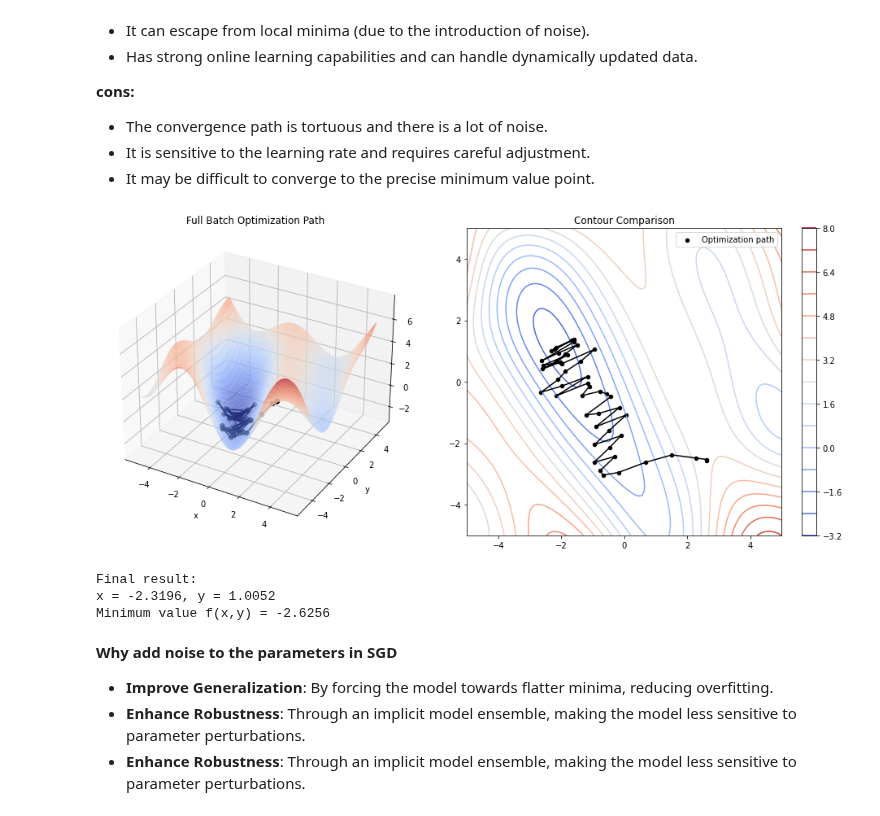
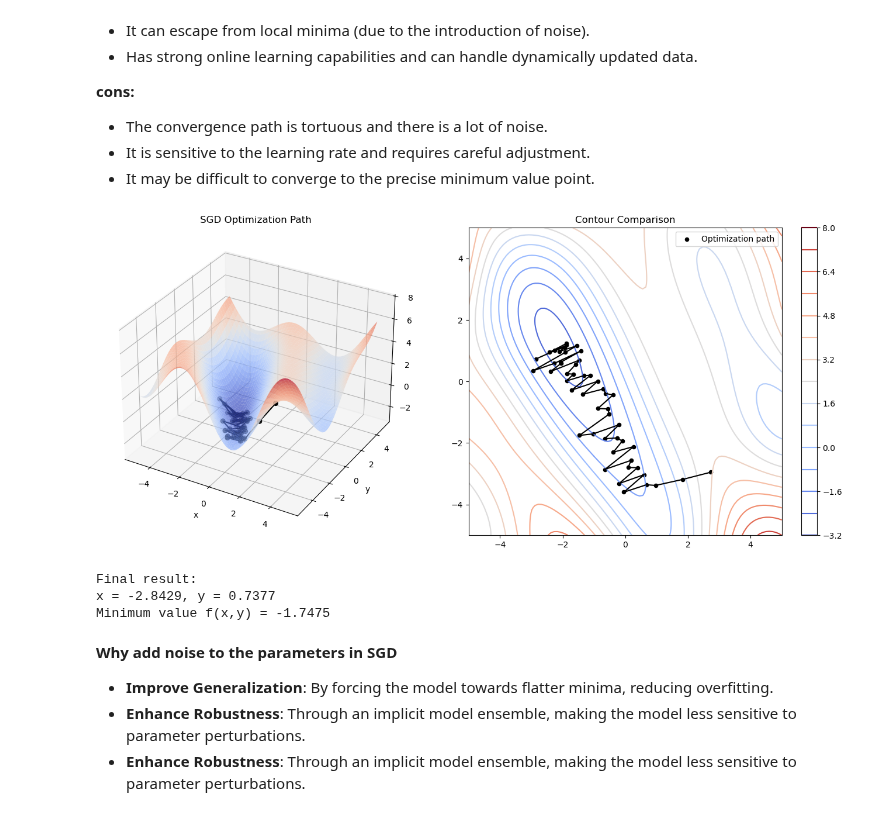
Before and after one commit to JustinFan7777777/cs324-deep-learning, a Jupyter notebook: week5/gradient_descent.ipynb, the cells around one changed output. Drawn from its saved outputs; the diff is of its cells as text; code cells hidden in the pictures.

```diff
--- a/week5/gradient_descent.ipynb
+++ b/week5/gradient_descent.ipynb
@@ -203,6 +220,13 @@ $$
 * It is sensitive to the learning rate and requires careful adjustment.
 * It may be difficult to converge to the precise minimum value point.
 # %%
+# the properties of SGD:
+# 1. lower cost for each iteration,
+# as we only pick one sample, but not a full batch
+# 2. randomness helps jump out of local minima
+# 3. convergence can be noisy, but overall it tends to find a good solution
+# 4. the path toward the minimum can be more erratic compared to full batch gradient descent
+
 # init param (where to start)
 x = torch.tensor([3.0], requires_grad=True)
 y = torch.tensor([-3.0], requires_grad=True)
@@ -215,6 +239,9 @@ batch_history = []  # location with noise
 # calc grad with noise,应该基于扰动后的位置
 for i in range(iterations):
     # add noise
+
+    # add noise: perturb the current (x, y) with random noise
+    # this helps the optimizer escape local minima and explore the solution space more effectively.
     noisy_x = x + torch.randn(1) * 0.5
     noisy_y = y + torch.randn(1) * 0.5
 
@@ -247,38 +274,38 @@ for i in range(X.shape[0]):
     for j in range(X.shape[1]):
         Z[i, j] = func(torch.tensor(X[i, j]), torch.tensor(Y[i, j])).item()
 
 history = np.array(history)
 
 fig = plt.figure(figsize=(14, 6))
 
 ax1 = fig.add_subplot(121, projection='3d')
 surf = ax1.plot_surface(X, Y, Z, cmap='coolwarm', alpha=0.7)
 ax1.scatter(history[:, 0], history[:, 1], history[:, 2], c='black', s=30)
 ax1.plot(history[:, 0], history[:, 1], history[:, 2], 'k-', lw=1.5)
-ax1.set_title('Full Batch Optimization Path')
+ax1.set_title('SGD Optimization Path')
 ax1.set_xlabel('x')
 ax1.set_ylabel('y')
 
 ax3 = fig.add_subplot(122)
 contour = ax3.contour(X, Y, Z, 15, cmap='coolwarm')
 ax3.scatter(history[:, 0], history[:, 1], c='black', s=20, label='Optimization path')
 ax3.plot(history[:, 0], history[:, 1], 'k-', lw=1.5)
 ax3.set_title('Contour Comparison')
 ax3.legend()
 plt.colorbar(contour, ax=ax3)
 
 plt.tight_layout()
 plt.show()
 
 # output
 print(f"\nFinal result:")
 print(f"x = {x.item():.4f}, y = {y.item():.4f}")
 print(f"Minimum value f(x,y) = {func(x, y).item():.4f}")
 # %% [output]
-[figure, old version]
+[figure, new version]
 Final result:
-x = -2.3196, y = 1.0052
-Minimum value f(x,y) = -2.6256
+x = -2.8429, y = 0.7377
+Minimum value f(x,y) = -1.7475
 # %% [markdown]
 **Why add noise to the parameters in SGD**
 * **Improve Generalization**: By forcing the model towards flatter minima, reducing overfitting.
```
Also changed, not shown: parts of 4 cells of this notebook, 1 other file.
